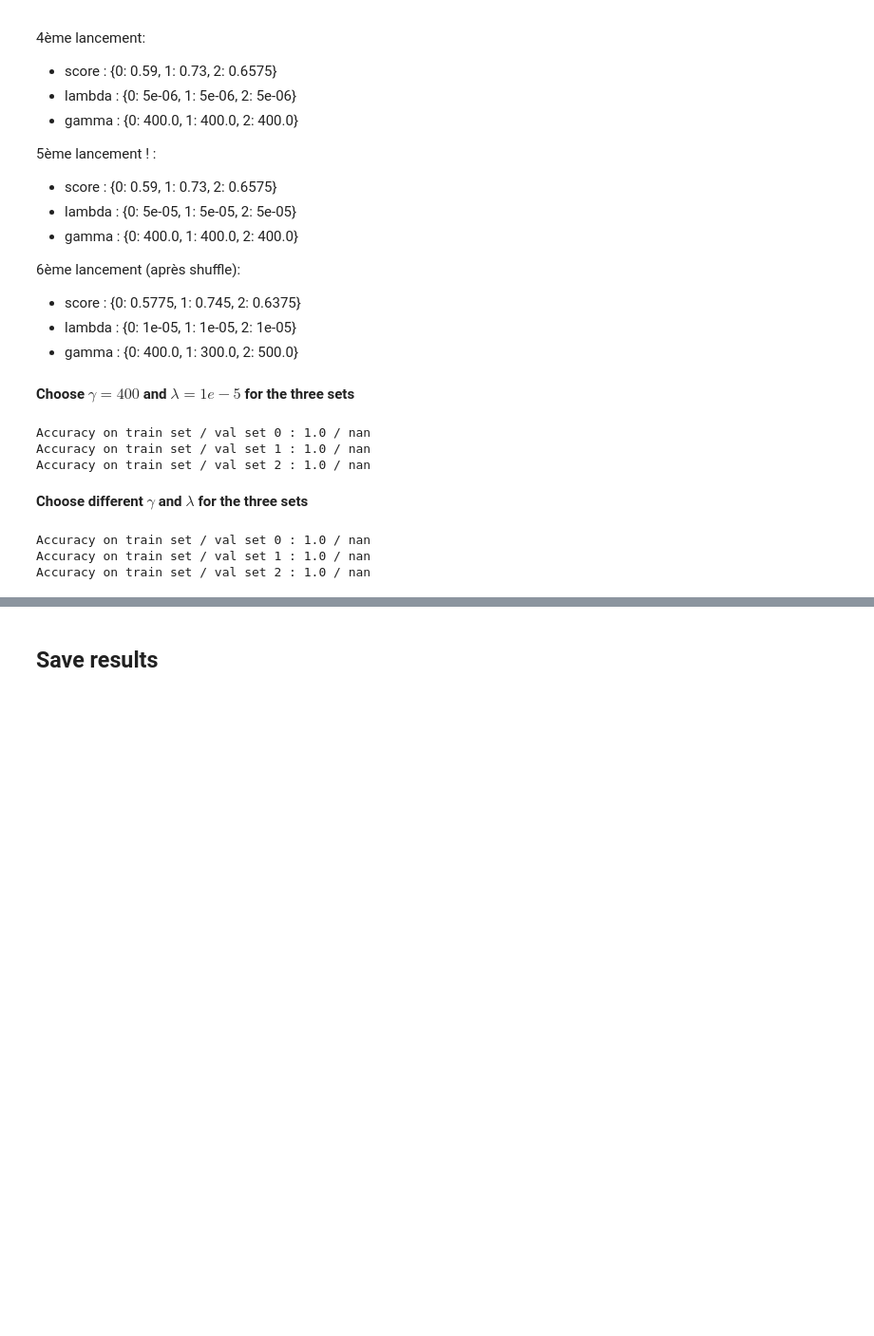
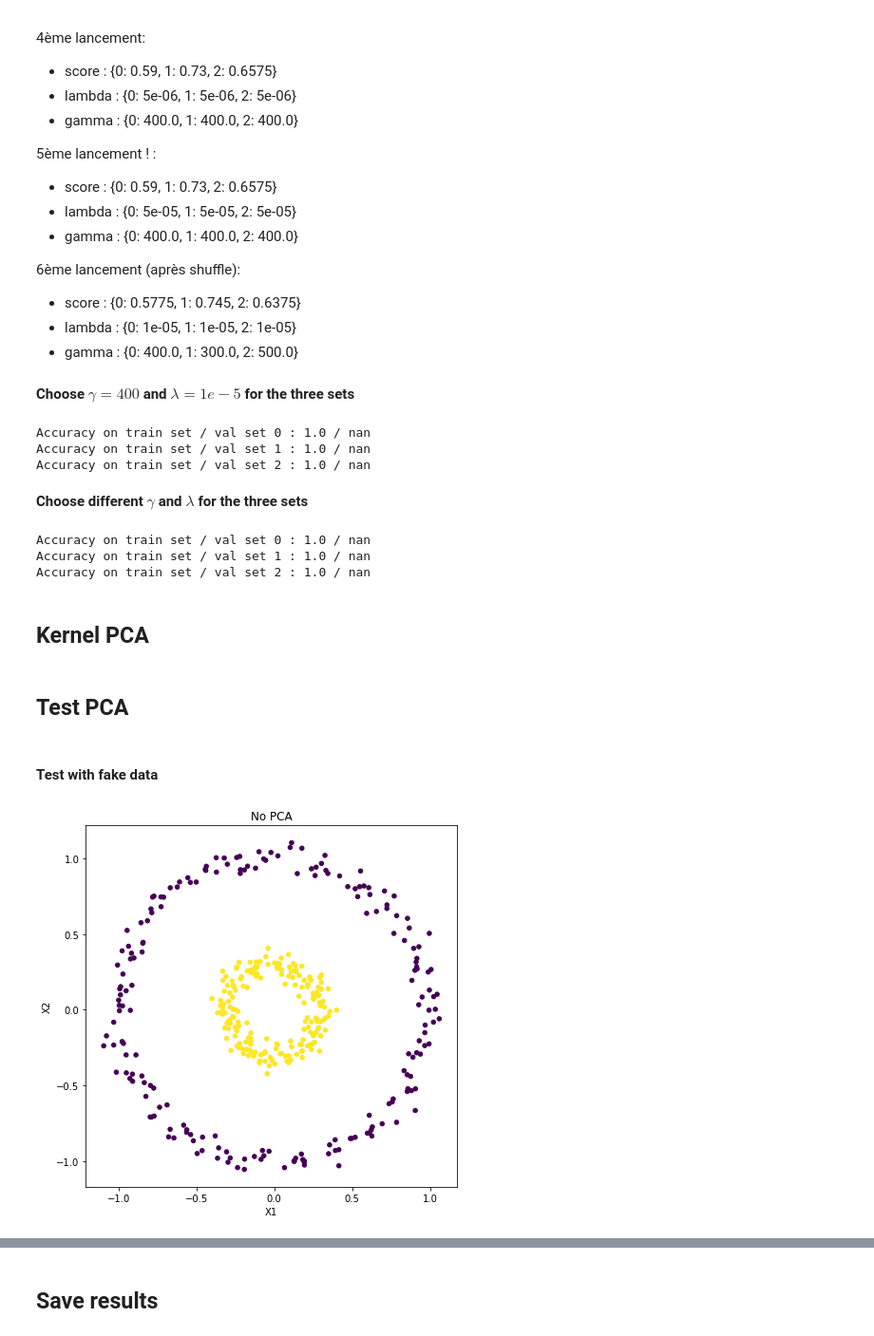
Before and after one commit to azouaoui-cv/KMML_challenge, a Jupyter notebook: Luc_Notebook.ipynb, the cells around one changed output, grey strips where cells are left out. Shown: that part at 95% size. Drawn from its saved outputs; the diff is of its cells as text; code cells hidden in the pictures; blank space fills up the shorter version.

```diff
--- a/Luc_Notebook.ipynb
+++ b/Luc_Notebook.ipynb
@@ -507,3 +511,5 @@ for i in range(len(FILES)):
 Accuracy on train set / val set 0 : 1.0 / nan
 Accuracy on train set / val set 1 : 1.0 / nan
 Accuracy on train set / val set 2 : 1.0 / nan
+# %% [markdown]
+## Kernel PCA
@@ -509,0 +570,26 @@ Accuracy on train set / val set 2 : 1.0 / nan
+# %% [markdown]
+## Test PCA
+# %% [markdown]
+#### Test with fake data
+# %%
+# define kernel for PCA
+kernel = gaussian_kernel
+c = 10
+
+# create data for testing
+from sklearn.datasets import make_circles
+np.random.seed(0)
+X, y = make_circles(n_samples=400, factor=.3, noise=.05)
+
+# compute Gram matrix
+K = np.array([[kernel(x, y, c) for x in X] for y in X])
+
+# plot data
+plt.figure(figsize=(7,7))
+plt.scatter(X[:,0], X[:,1], s= 20, c = y)
+plt.title('No PCA')
+plt.xlabel('X1')
+plt.ylabel('X2')
+plt.show()
+# %% [output]
+[figure, added]
```
Also changed, not shown: parts of 13 cells of this notebook, 1 other file.
